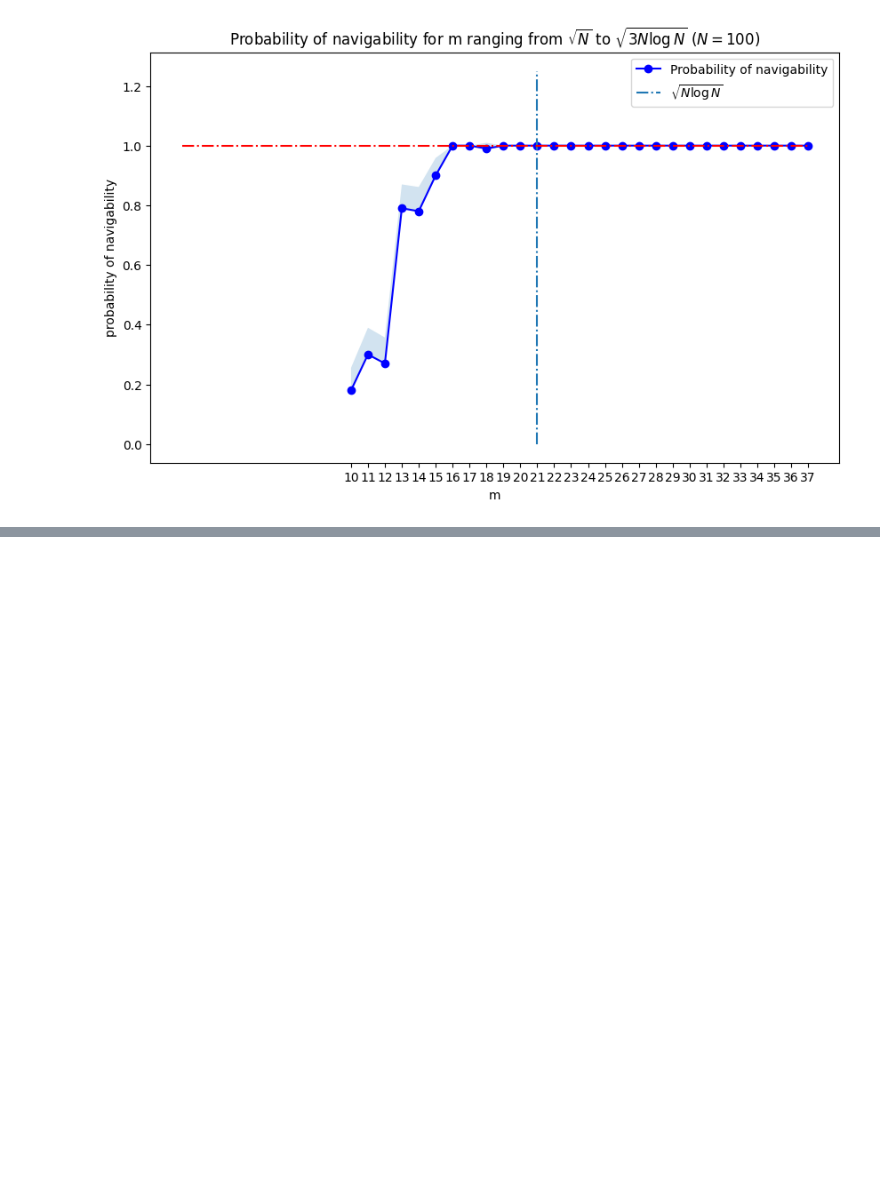
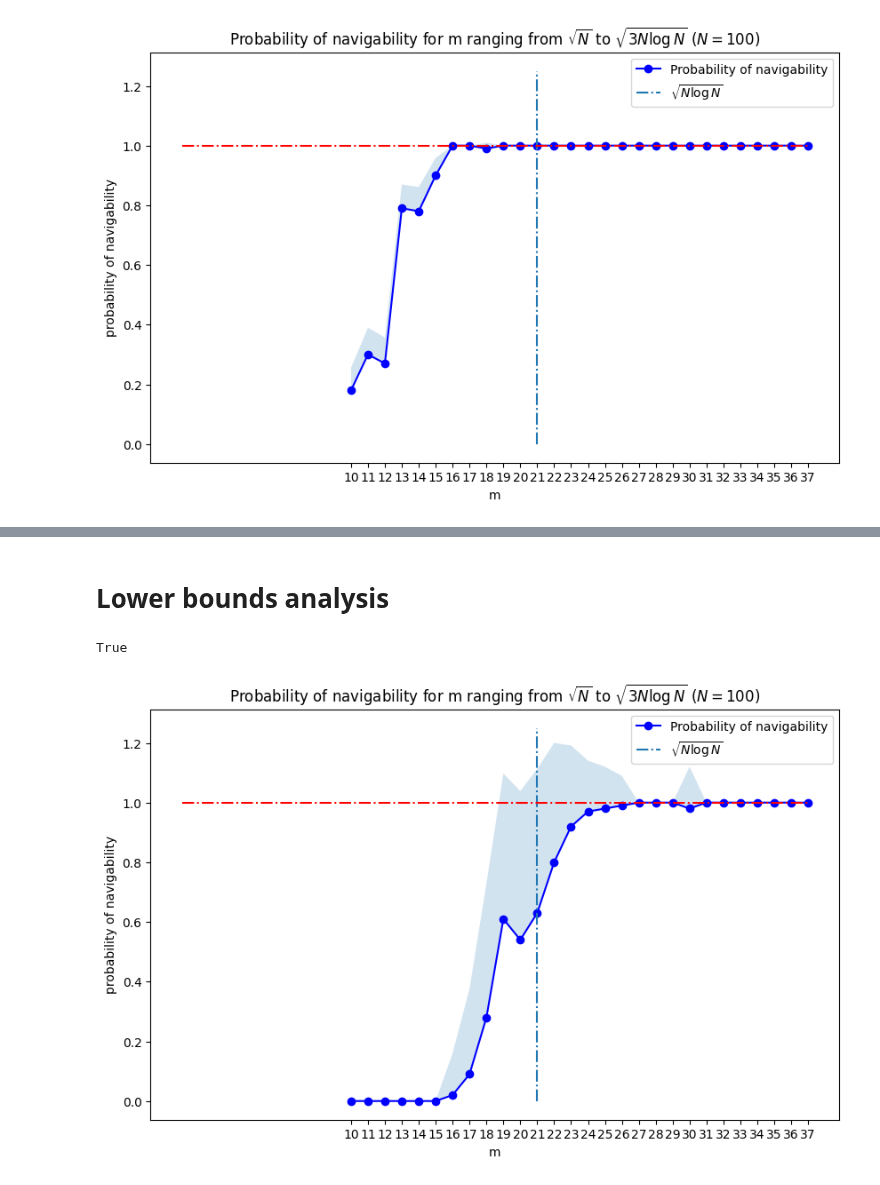
Before and after one commit to LeoDiNino97/SocialNetworks-OnlineMarkets, a Jupyter notebook: Social Networks/Final Project/primer_.ipynb, the cells around one changed output, grey strips where cells are left out. Cells and saved outputs as stored; diff of their text form; code cells hidden in the pictures; blank space fills up the shorter version.

```diff
--- a/Social Networks/Final Project/primer_.ipynb
+++ b/Social Networks/Final Project/primer_.ipynb
@@ -208,7 +213,7 @@ def firstSimo(N = 100,
                                   X,
                                   A)
 
-        if np.any(D != X[v]):
+        if D != v:
             successes[(u,v)] = 0
             steps[(u,v)] = np.inf
 
@@ -253,7 +258,6 @@ def firstSimo(N = 100,
 
                     avg_steps[j,i] = np.mean(list(steps.values()))
                     successes_count[j,i] = np.all(np.array(list(successes.values())) == 1)
-                    print(np.mean(1 - successes_count))
 
                 STEPS[l] = np.mean(avg_steps)
                 STEPS_SD[l] = np.std(avg_steps)
@@ -585,0 +589,14 @@ plt.show()
+# %% [markdown]
+# Lower bounds analysis
+# %%
+def uniformD(N,
+             C):
+
+    d = C*np.log2(N)
+    return np.random.choice([-1,1], size = (int(N),int(d)))
+# %%
+N = 100
+X = uniformD(N,10)
+len(set([tuple(row) for row in X])) == X.shape[0]
+# %% [output]
+True
@@ -585,0 +695,20 @@ plt.show()
+# %%
+SP, SP_STD, steps = thirdSimo(100, 4, 10, 10)
+# %%
+N = X.shape[0]
+ticks = np.arange(np.sqrt(N),np.sqrt(3 * N * np.log(N)), dtype='int32')
+
+plt.figure(figsize=(10, 6))
+
+plt.plot(ticks, SP, label='Probability of navigability', marker='o', color='b')
+plt.fill_between(ticks, SP, SP + SP_STD, alpha = 0.2)
+plt.vlines(np.floor(np.sqrt(N * np.log(N))), 0, 1.25, linestyles="dashdot", label = '$\sqrt{N \logN}$')
+plt.hlines(1, 0, 37, linestyles="dashdot", colors='red')
+plt.title('Probability of navigability for m ranging from $\sqrt{N}$ to $\sqrt{3N\logN}$ ($N = 100$)')
+plt.xlabel('m')
+plt.xticks(ticks)
+plt.ylabel('probability of navigability')
+plt.legend()
+plt.show()
+# %% [output]
+[figure, added]
```
Also changed, not shown: parts of 15 cells of this notebook.
